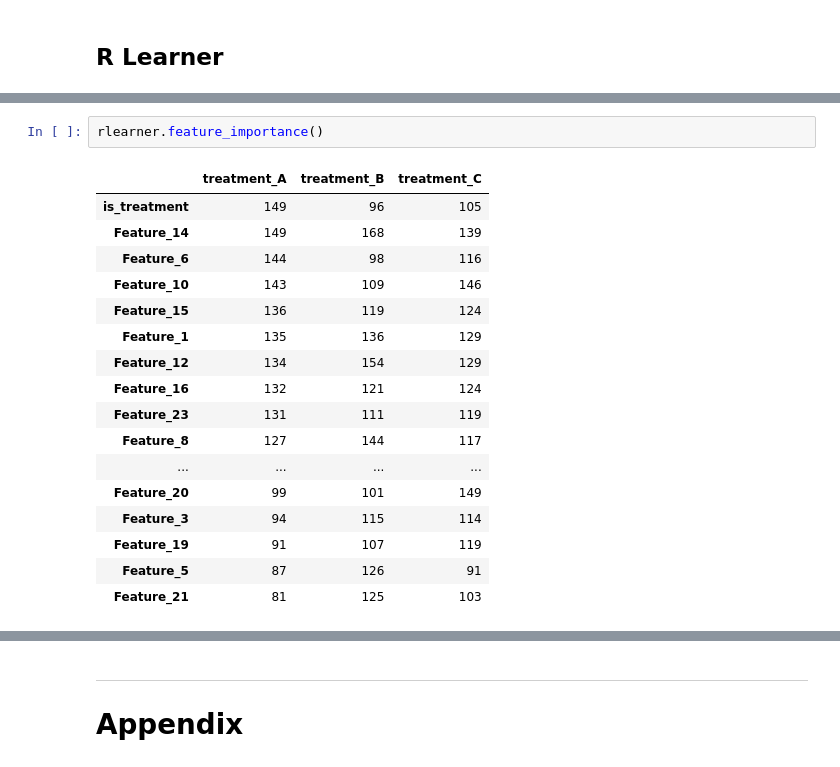
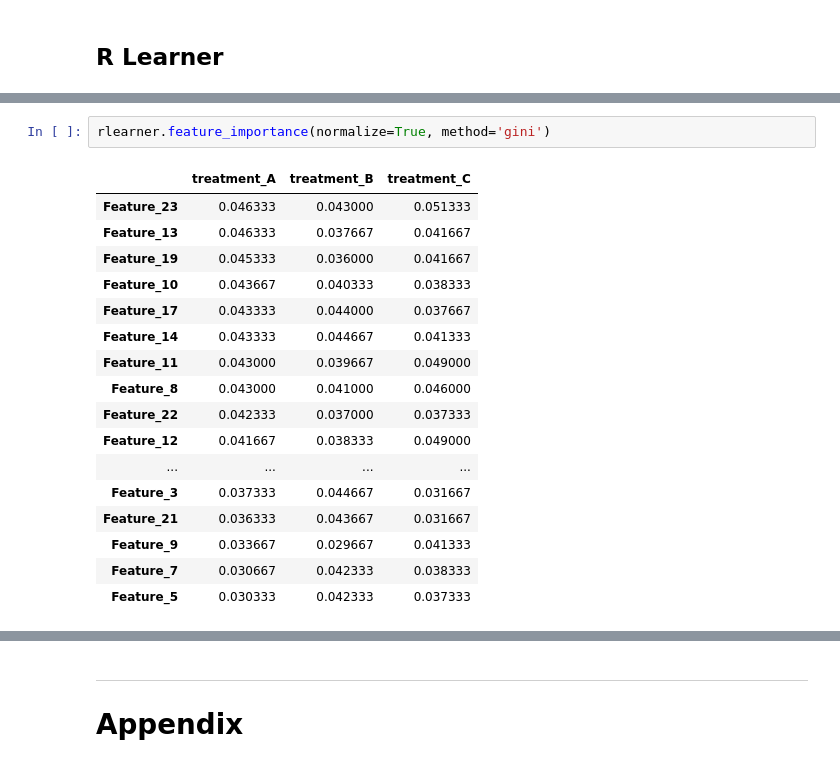
Before and after one commit to uber/causalml, a Jupyter notebook: examples/feature_importance_example_DEV.ipynb, the cells around one changed output, grey strips where cells are left out. Saved outputs shown, nothing was run; the diff lists cells and outputs as text.

```diff
--- a/examples/feature_importance_example_DEV.ipynb
+++ b/examples/feature_importance_example_DEV.ipynb
@@ -196,20 +318,20 @@ rlearner.estimate_ate(X, e_multi, w_multi, y)
 # %%
-rlearner.feature_importance()
+rlearner.feature_importance(normalize=True, method='gini')
 # %% [output]
 |  | treatment_A | treatment_B | treatment_C |
-| is_treatment | 149 | 96 | 105 |
-| Feature_14 | 149 | 168 | 139 |
-| Feature_6 | 144 | 98 | 116 |
-| Feature_10 | 143 | 109 | 146 |
-| Feature_15 | 136 | 119 | 124 |
-| Feature_1 | 135 | 136 | 129 |
-| Feature_12 | 134 | 154 | 129 |
-| Feature_16 | 132 | 121 | 124 |
-| Feature_23 | 131 | 111 | 119 |
-| Feature_8 | 127 | 144 | 117 |
+| Feature_23 | 0.046333 | 0.043000 | 0.051333 |
+| Feature_13 | 0.046333 | 0.037667 | 0.041667 |
+| Feature_19 | 0.045333 | 0.036000 | 0.041667 |
+| Feature_10 | 0.043667 | 0.040333 | 0.038333 |
+| Feature_17 | 0.043333 | 0.044000 | 0.037667 |
+| Feature_14 | 0.043333 | 0.044667 | 0.041333 |
+| Feature_11 | 0.043000 | 0.039667 | 0.049000 |
+| Feature_8 | 0.043000 | 0.041000 | 0.046000 |
+| Feature_22 | 0.042333 | 0.037000 | 0.037333 |
+| Feature_12 | 0.041667 | 0.038333 | 0.049000 |
 | ... | ... | ... | ... |
-| Feature_20 | 99 | 101 | 149 |
-| Feature_3 | 94 | 115 | 114 |
-| Feature_19 | 91 | 107 | 119 |
-| Feature_5 | 87 | 126 | 91 |
-| Feature_21 | 81 | 125 | 103 |
+| Feature_3 | 0.037333 | 0.044667 | 0.031667 |
+| Feature_21 | 0.036333 | 0.043667 | 0.031667 |
+| Feature_9 | 0.033667 | 0.029667 | 0.041333 |
+| Feature_7 | 0.030667 | 0.042333 | 0.038333 |
+| Feature_5 | 0.030333 | 0.042333 | 0.037333 |
```
Also changed, not shown: parts of 22 cells of this notebook.
